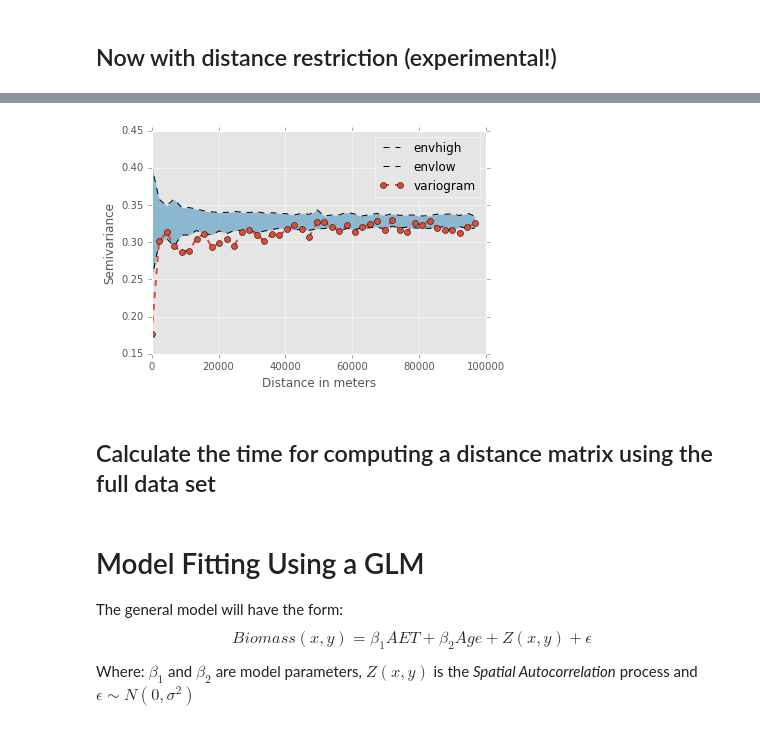
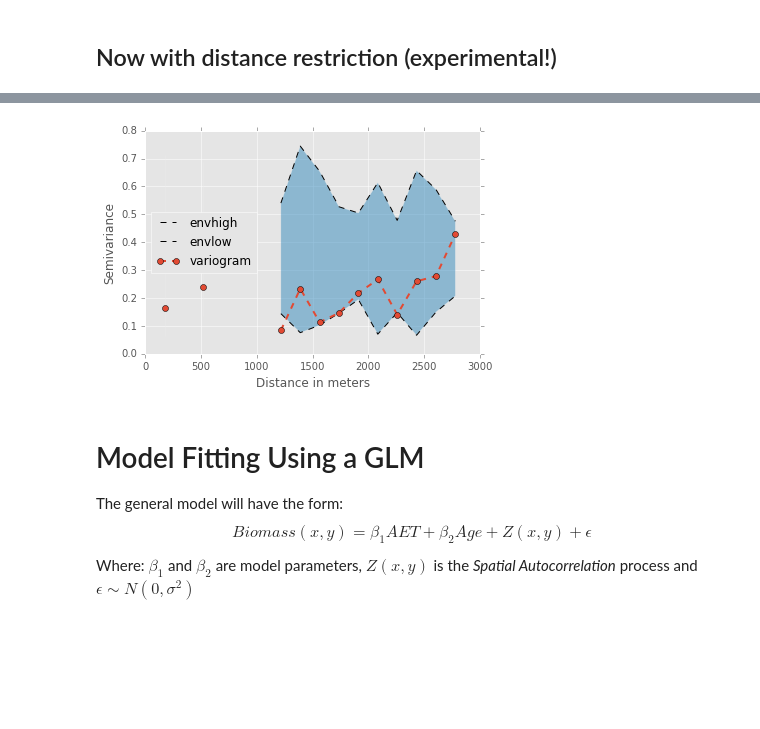
Before and after one commit to molgor/spystats, a Jupyter notebook: notebooks/log_spatial_autocorrelation_with_trend.ipynb, the cells around one changed output, grey strips where cells are left out. Saved outputs shown, nothing was run; the diff lists cells and outputs as text; code cells hidden in the pictures; blank space fills up the shorter version.

```diff
--- a/notebooks/log_spatial_autocorrelation_with_trend.ipynb
+++ b/notebooks/log_spatial_autocorrelation_with_trend.ipynb
@@ -142,7 +142,7 @@ xx = pd.DataFrame({'dist' : vg.distance_coordinates.flatten() , 'y' : vg.distanc
 # %% [markdown]
 ## Now with distance restriction (experimental!)
 # %%
-vg = tools.Variogram(section,'residuals1',using_distance_threshold=100000)
+vg = tools.Variogram(section,'residuals1',using_distance_threshold=3000)
 #vg.calculate_empirical(n_bins=50)
-%time vg.plot(num_iterations=80,n_bins=50,refresh=True,with_envelope=True)
+%time vg.plot(num_iterations=80,n_bins=20,refresh=True,with_envelope=True)
 # %% [output]
@@ -151,3 +151 @@ Wall time: 10.8 s
-[figure, old version]
+[figure, new version]
-# %% [markdown]
-## Calculate the time for computing a distance matrix using the full data set
```
Also changed, not shown: parts of 33 cells of this notebook, 12 other files.
